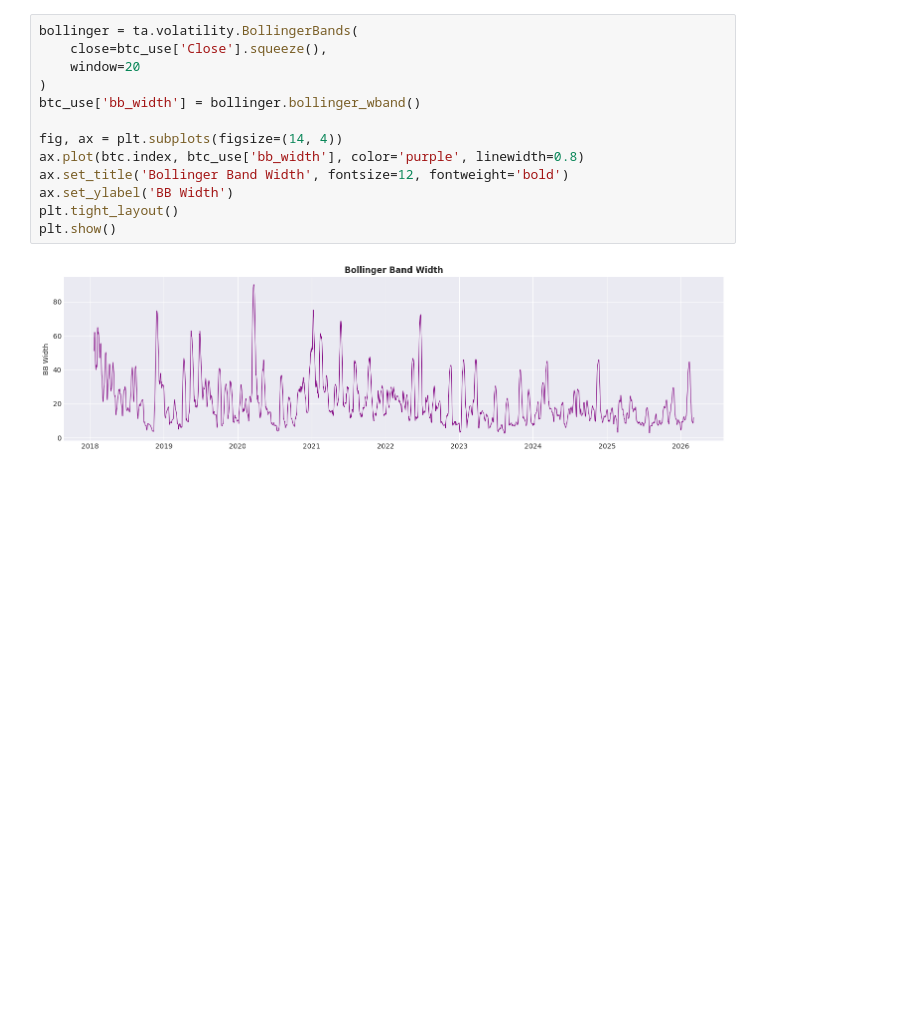
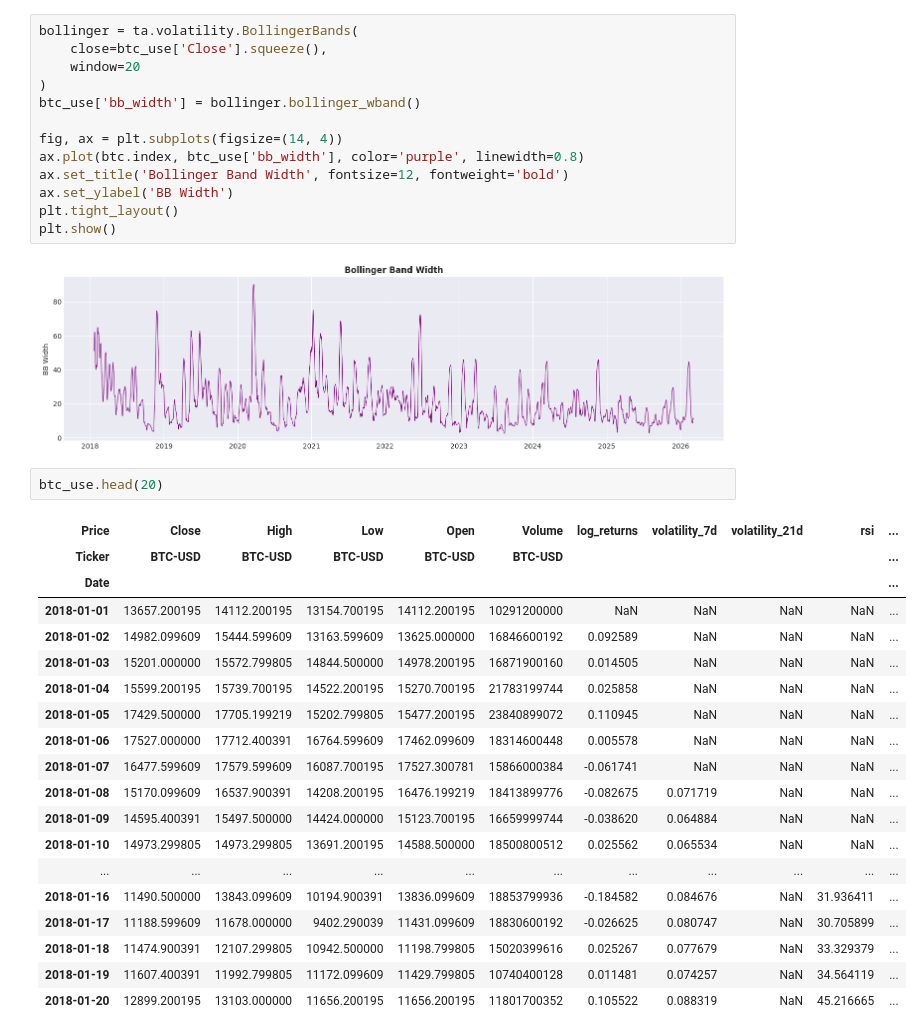
Before and after one commit to Sebasduarte14/crypto-market-regime-detection, a Jupyter notebook: notebooks/01_data_acquisition.ipynb, the cells around one changed output. Saved outputs shown, nothing was run; the diff lists cells and outputs as text; blank space fills up the shorter version.

```diff
--- a/notebooks/01_data_acquisition.ipynb
+++ b/notebooks/01_data_acquisition.ipynb
@@ -221,3 +221,25 @@ plt.tight_layout()
 plt.show()
 # %% [output]
 [figure]
+# %%
+btc_use.head(20)
+# %% [output]
+| Price | Close | High | Low | Open | Volume | log_returns | volatility_7d | volatility_21d | rsi | ... |
+| Ticker | BTC-USD | BTC-USD | BTC-USD | BTC-USD | BTC-USD |  |  |  |  | ... |
+| Date |  |  |  |  |  |  |  |  |  | ... |
+| 2018-01-01 | 13657.200195 | 14112.200195 | 13154.700195 | 14112.200195 | 10291200000 | NaN | NaN | NaN | NaN | ... |
+| 2018-01-02 | 14982.099609 | 15444.599609 | 13163.599609 | 13625.000000 | 16846600192 | 0.092589 | NaN | NaN | NaN | ... |
+| 2018-01-03 | 15201.000000 | 15572.799805 | 14844.500000 | 14978.200195 | 16871900160 | 0.014505 | NaN | NaN | NaN | ... |
+| 2018-01-04 | 15599.200195 | 15739.700195 | 14522.200195 | 15270.700195 | 21783199744 | 0.025858 | NaN | NaN | NaN | ... |
+| 2018-01-05 | 17429.500000 | 17705.199219 | 15202.799805 | 15477.200195 | 23840899072 | 0.110945 | NaN | NaN | NaN | ... |
+| 2018-01-06 | 17527.000000 | 17712.400391 | 16764.599609 | 17462.099609 | 18314600448 | 0.005578 | NaN | NaN | NaN | ... |
+| 2018-01-07 | 16477.599609 | 17579.599609 | 16087.700195 | 17527.300781 | 15866000384 | -0.061741 | NaN | NaN | NaN | ... |
+| 2018-01-08 | 15170.099609 | 16537.900391 | 14208.200195 | 16476.199219 | 18413899776 | -0.082675 | 0.071719 | NaN | NaN | ... |
+| 2018-01-09 | 14595.400391 | 15497.500000 | 14424.000000 | 15123.700195 | 16659999744 | -0.038620 | 0.064884 | NaN | NaN | ... |
+| 2018-01-10 | 14973.299805 | 14973.299805 | 13691.200195 | 14588.500000 | 18500800512 | 0.025562 | 0.065534 | NaN | NaN | ... |
+| ... | ... | ... | ... | ... | ... | ... | ... | ... | ... | ... |
+| 2018-01-16 | 11490.500000 | 13843.099609 | 10194.900391 | 13836.099609 | 18853799936 | -0.184582 | 0.084676 | NaN | 31.936411 | ... |
+| 2018-01-17 | 11188.599609 | 11678.000000 | 9402.290039 | 11431.099609 | 18830600192 | -0.026625 | 0.080747 | NaN | 30.705899 | ... |
+| 2018-01-18 | 11474.900391 | 12107.299805 | 10942.500000 | 11198.799805 | 15020399616 | 0.025267 | 0.077679 | NaN | 33.329379 | ... |
+| 2018-01-19 | 11607.400391 | 11992.799805 | 11172.099609 | 11429.799805 | 10740400128 | 0.011481 | 0.074257 | NaN | 34.564119 | ... |
+| 2018-01-20 | 12899.200195 | 13103.000000 | 11656.200195 | 11656.200195 | 11801700352 | 0.105522 | 0.088319 | NaN | 45.216665 | ... |
```
Also changed, not shown: parts of 11 cells of this notebook, 1 other file.
